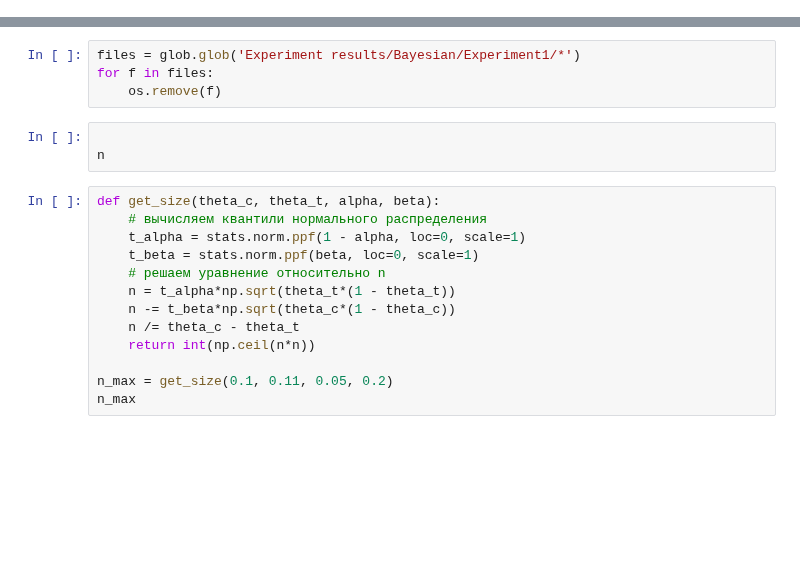
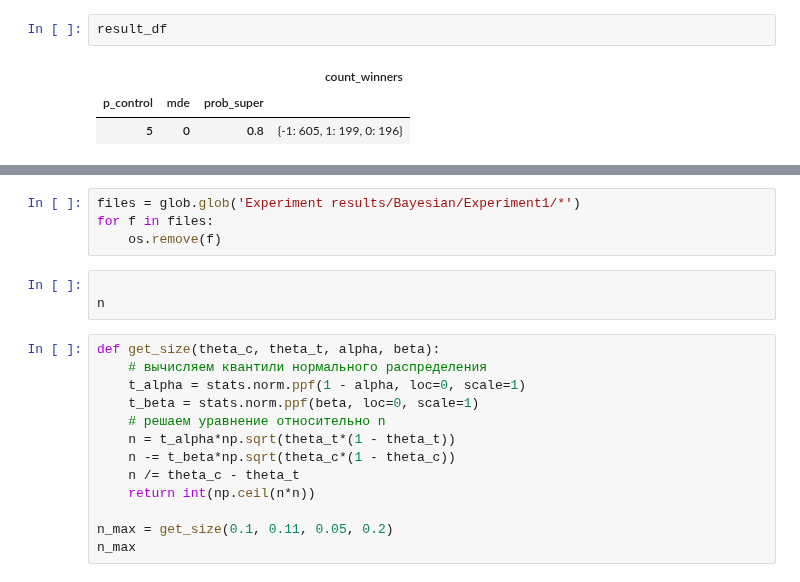
Before and after one commit to iakubovskii7/AB, a Jupyter notebook: Result_analyze.ipynb, the cells around one changed output, grey strips where cells are left out. Drawn from its saved outputs; the diff is of its cells as text; blank space fills up the shorter version.

```diff
--- a/Result_analyze.ipynb
+++ b/Result_analyze.ipynb
@@ -54,0 +77,6 @@ defaultdict(tuple,
+# %%
+result_df
+# %% [output]
+|  |  |  | count_winners |
+| p_control | mde | prob_super |  |
+| 5 | 0 | 0.8 | {-1: 605, 1: 199, 0: 196} |
```
Also changed, not shown: parts of 12 cells of this notebook, 2 other files.
